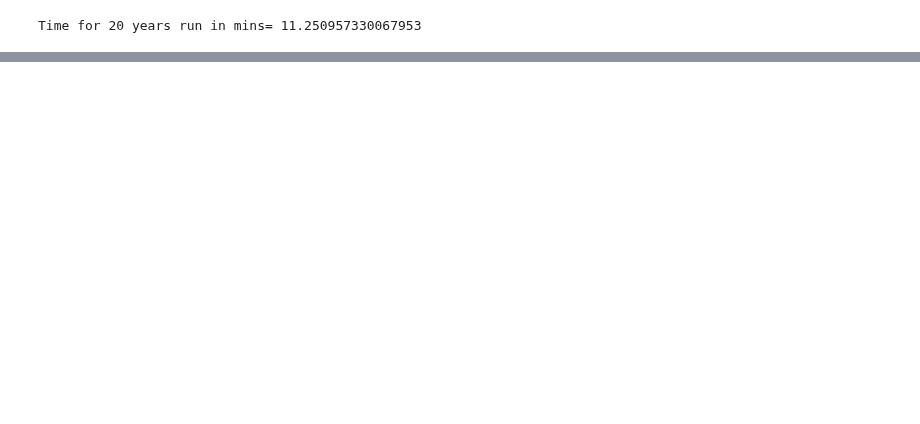
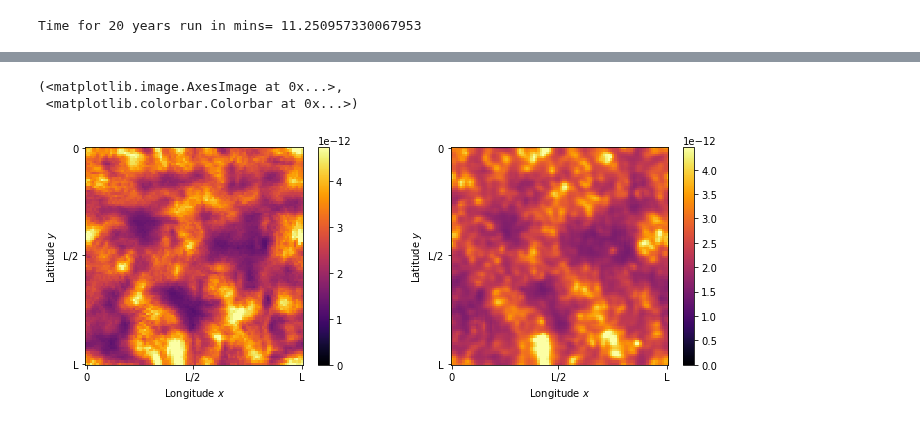
Before and after one commit to m2lines/pyqg_generative, a Jupyter notebook: notebooks/parameterization.ipynb, the cells around one changed output, grey strips where cells are left out. Saved outputs shown, nothing was run; the diff lists cells and outputs as text; code cells hidden in the pictures; blank space fills up the shorter version.

```diff
--- a/notebooks/parameterization.ipynb
+++ b/notebooks/parameterization.ipynb
@@ -284,0 +352,11 @@ Time for 20 years run in mins= 11.250957330067953
+# %%
+plt.figure(figsize=(12,4))
+idx = dict(run=0, time=-1, lev=0)
+plt.subplot(1,2,1)
+pse.imshow(cgan.isel(idx).q_forcing_advection_std)
+plt.subplot(1,2,2)
+pse.imshow(gz.isel(idx).q_forcing_advection_std)
+# %% [output]
+(<matplotlib.image.AxesImage at 0x...>,
+ <matplotlib.colorbar.Colorbar at 0x...>)
+[figure, added]
```
Also changed, not shown: parts of 8 cells of this notebook.
